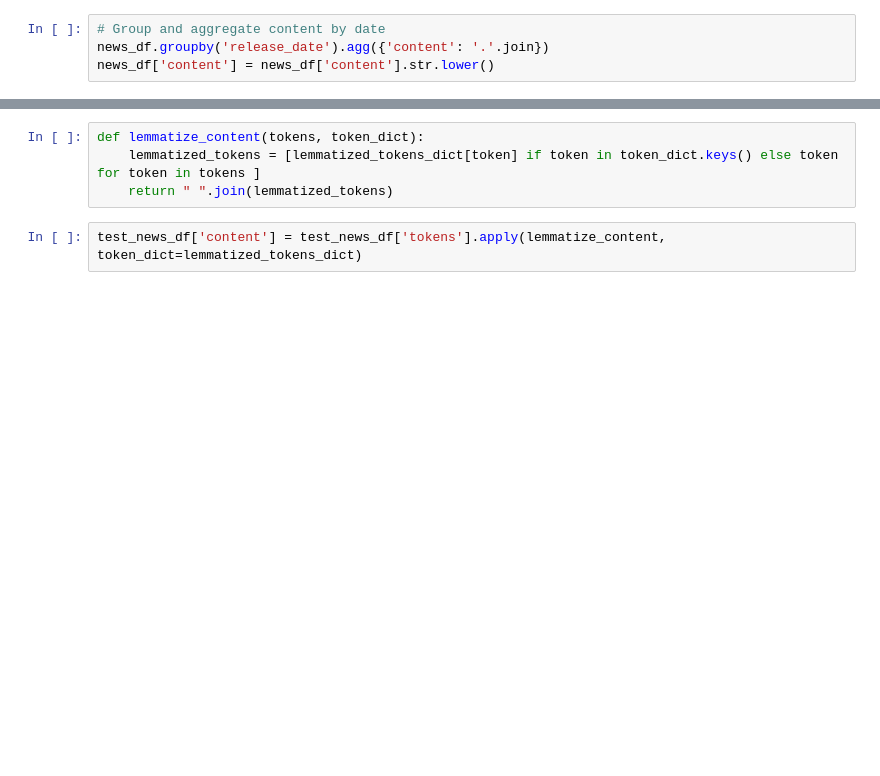
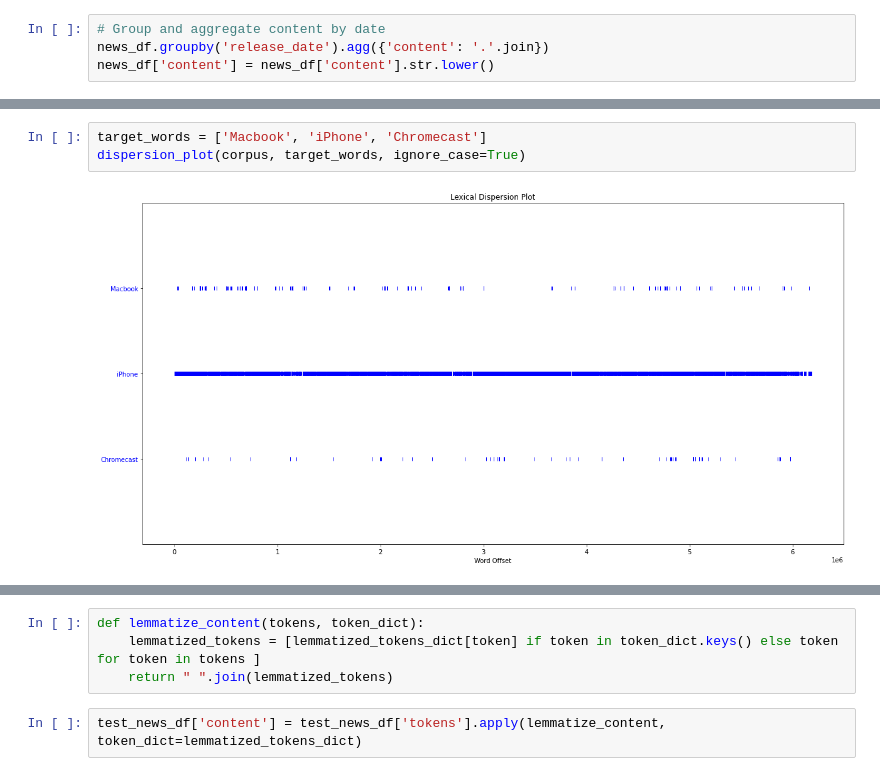
Before and after one commit to NGaast/NLPAssignment1, a Jupyter notebook: Assignment1_NLP.ipynb, the cells around one changed output, grey strips where cells are left out. Cells and saved outputs as stored; diff of their text form; blank space fills up the shorter version.

```diff
--- a/Assignment1_NLP.ipynb
+++ b/Assignment1_NLP.ipynb
@@ -131,3 +167,8 @@ test_news_df[['tokens', 'lexical_div']]
+# %%
+target_words = ['Macbook', 'iPhone', 'Chromecast']
+dispersion_plot(corpus, target_words, ignore_case=True)
+# %% [output]
+[figure, added]
 # %%
 unique_token_set = set(" ".join(test_news_df['content']).split(" "))
 unique_token_tagged = pos_tag(unique_token_set, tagset='universal')
```
Also changed, not shown: parts of 12 cells of this notebook.
